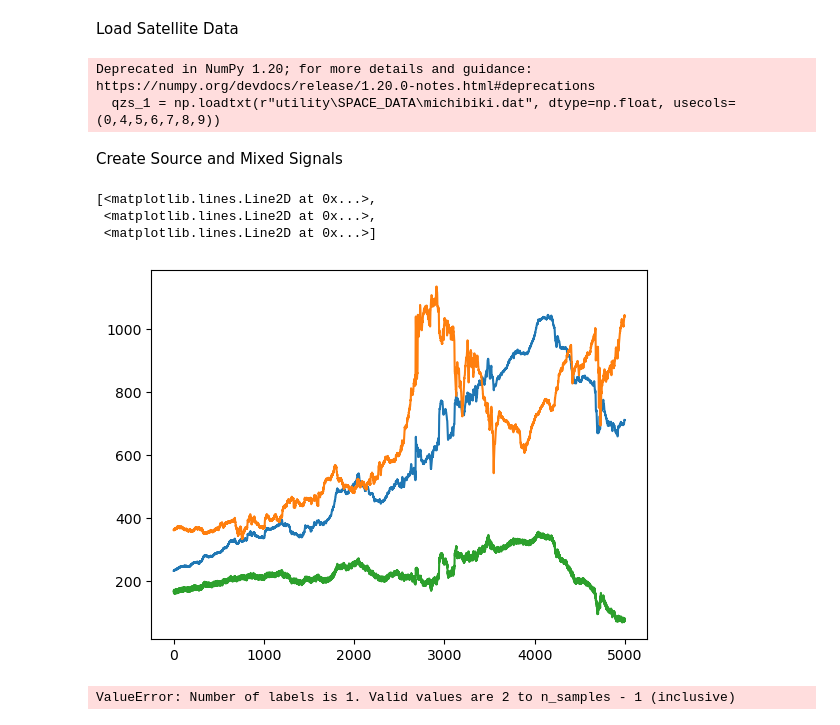
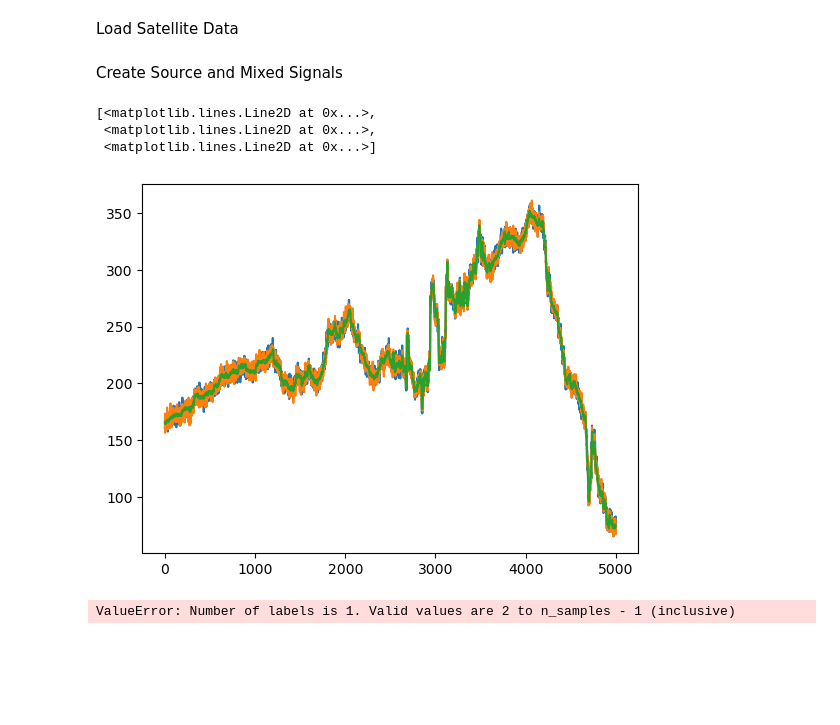
Before and after one commit to aphoffmann/MAGPRIME, a Jupyter notebook: magprime/ubss_test copy.ipynb, the cells around one changed output. Drawn from its saved outputs; the diff is of its cells as text; code cells hidden in the pictures; blank space fills up the shorter version.

```diff
--- a/magprime/ubss_test copy.ipynb
+++ b/magprime/ubss_test copy.ipynb
@@ -37,7 +37,7 @@ def noiseReactionWheel(fs, N, base_freq, seed):
 
 def noiseMichibiki():
     "Import the magnetometer data from the file"
-    qzs_1 = np.loadtxt(r"utility\SPACE_DATA\michibiki.dat", dtype=np.float, usecols=(0,4,5,6,7,8,9))
+    qzs_1 = np.loadtxt(r"utility\SPACE_DATA\michibiki.dat", dtype=float, usecols=(0,4,5,6,7,8,9))
     B_qzs = qzs_1.T
 
     "Subtract the bias from the magnetometer data"
@@ -132,10 +132,8 @@ r = df[10]
 swarm = np.array([np.fromstring(r[i][1:-1], dtype=float, sep=' ') for i in range(1, r.shape[0])]).T[:,160000:160000+N]
 
 "Import Michibiki Data"
+
 michibiki = noiseMichibiki()
-# %% [output]
-Deprecated in NumPy 1.20; for more details and guidance: https://numpy.org/devdocs/release/1.20.0-notes.html#deprecations
-  qzs_1 = np.loadtxt(r"utility\SPACE_DATA\michibiki.dat", dtype=np.float, usecols=(0,4,5,6,7,8,9))
 # %% [markdown]
 Create Source and Mixed Signals
 # %%
@@ -153,35 +151,35 @@ signals[3] = noiseArcjet(N, i) # Arcjet
 signals[4] = signal.sawtooth(2 * np.pi * 3 * samples)*randomizeSignals(N,random.randint(0,100000))
 
 "Create Mixing Matrices"
 Kx = createMixingMatrix(i, 0)
 Ky = createMixingMatrix(i, 1)
 Kz = createMixingMatrix(i, 2)
 
 "Create Mixed Signals"
 Bx = Kx @ signals
 
 signals[0] = swarm[1]
 signals[2] = (michibiki[1][n:n+5000]-np.mean(michibiki[1][n:n+5000]))/np.max(np.abs((michibiki[1][n:n+5000]-np.mean(michibiki[1][n:n+5000]))))
 By = Ky @ signals
 
 signals[0] = swarm[2]
 signals[2] = (michibiki[2][n:n+5000]-np.mean(michibiki[2][n:n+5000]))/np.max(np.abs((michibiki[2][n:n+5000]-np.mean(michibiki[2][n:n+5000]))))
 Bz = Kz @ signals
 
 "Add Random Noise"
 Bx[0] += np.random.normal(0, 6, Bx[0].shape); Bx[1] += np.random.normal(0, 10, Bx[1].shape); Bx[2] += np.random.normal(0, .3, Bx[2].shape)
 By[0] += np.random.normal(0, 6, By[0].shape); By[1] += np.random.normal(0, 4, By[1].shape); By[2] += np.random.normal(0, .35, By[2].shape)
 Bz[0] += np.random.normal(0, 4, Bz[0].shape); Bz[1] += np.random.normal(0, 4, Bz[1].shape); Bz[2] += np.random.normal(0, .5, Bz[2].shape)
 
 "Create B"
 B = np.array([Bx,By,Bz])
 B = np.swapaxes(B,0,1)
-plt.plot(B[2].T)
+plt.plot(B[:,2].T)
 # %% [output]
 [<matplotlib.lines.Line2D at 0x...>,
  <matplotlib.lines.Line2D at 0x...>,
  <matplotlib.lines.Line2D at 0x...>]
-[figure, old version]
+[figure, new version]
 # %%
 from utility.ubss_cluster_debugger import find_optimal_parameters
 param_ranges = {
```
Also changed, not shown: 2 other files.
